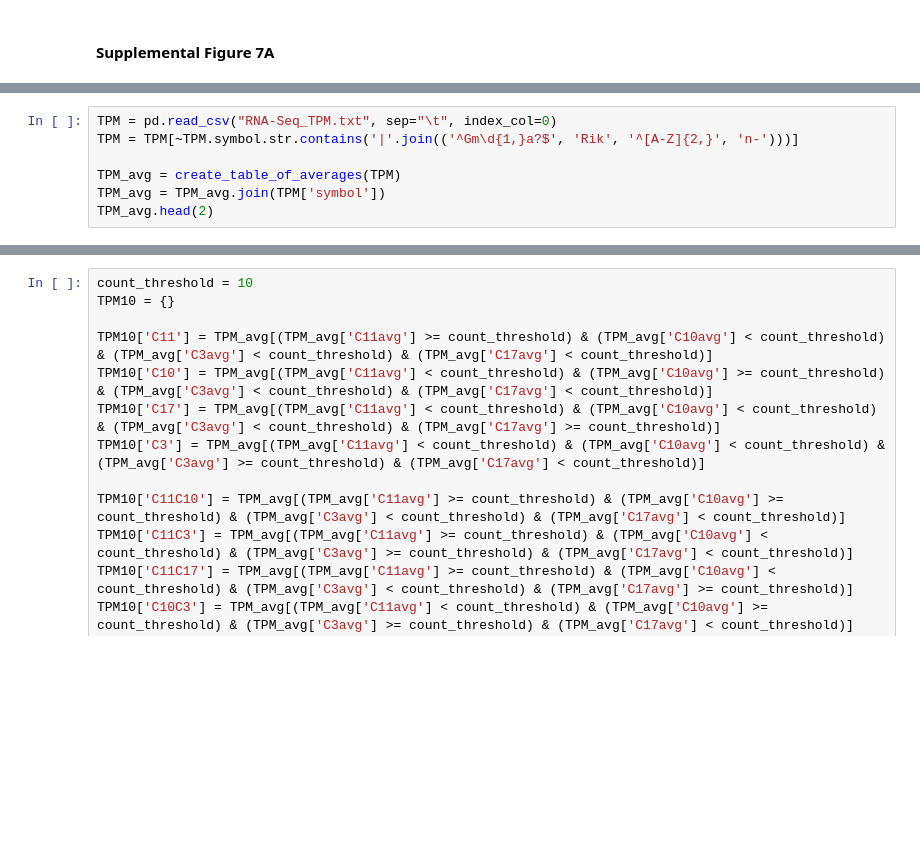
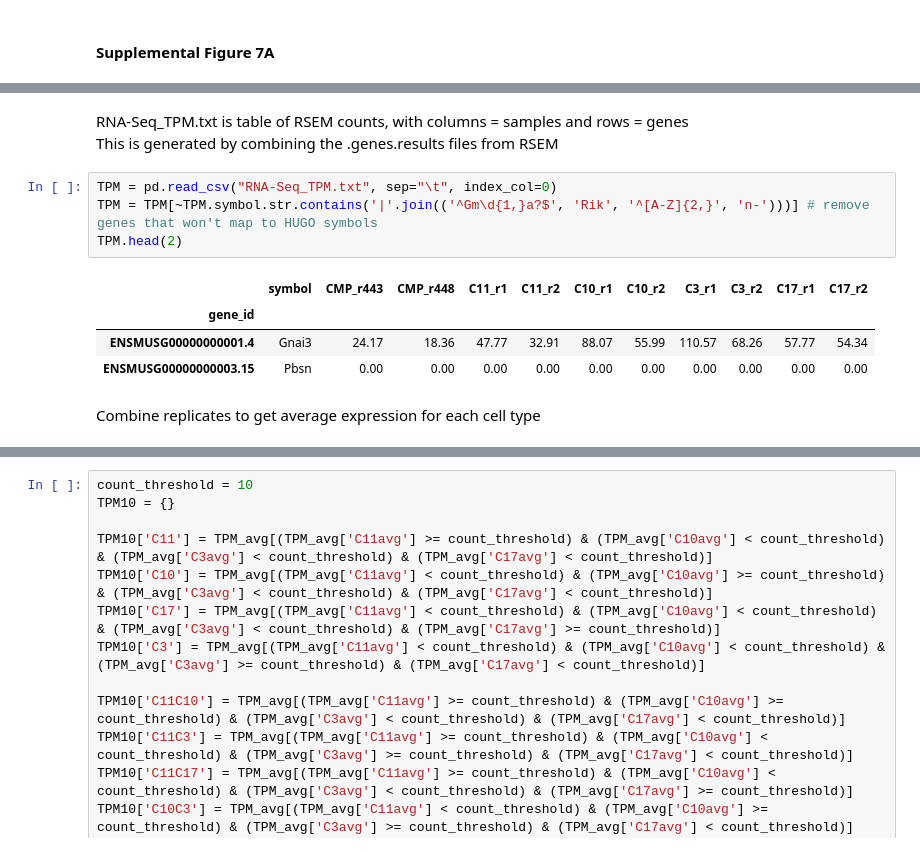
Before and after one commit to efheuston/CMPSubpopulation_dataAnalysis, a Jupyter notebook: BulkRNA-SeqAnalysis.ipynb, the cells around one changed output, grey strips where cells are left out. Saved outputs shown, nothing was run; the diff lists cells and outputs as text; blank space fills up the shorter version.

```diff
--- a/BulkRNA-SeqAnalysis.ipynb
+++ b/BulkRNA-SeqAnalysis.ipynb
@@ -226,7 +232,14 @@ plt.show()
+# %% [markdown]
+RNA-Seq_TPM.txt is table of RSEM counts, with columns = samples and rows = genes
+This is generated by combining the .genes.results files from RSEM
 # %%
 TPM = pd.read_csv("RNA-Seq_TPM.txt", sep="\t", index_col=0)
-TPM = TPM[~TPM.symbol.str.contains('|'.join(('^Gm\d{1,}a?$', 'Rik', '^[A-Z]{2,}', 'n-')))]
-
-TPM_avg = create_table_of_averages(TPM)
-TPM_avg = TPM_avg.join(TPM['symbol'])
-TPM_avg.head(2)
+TPM = TPM[~TPM.symbol.str.contains('|'.join(('^Gm\d{1,}a?$', 'Rik', '^[A-Z]{2,}', 'n-')))] # remove genes that won't map to HUGO symbols
+TPM.head(2)
+# %% [output]
+|  | symbol | CMP_r443 | CMP_r448 | C11_r1 | C11_r2 | C10_r1 | C10_r2 | C3_r1 | C3_r2 | C17_r1 | C17_r2 |
+| gene_id |  |  |  |  |  |  |  |  |  |  |  |
+| ENSMUSG00000000001.4 | Gnai3 | 24.17 | 18.36 | 47.77 | 32.91 | 88.07 | 55.99 | 110.57 | 68.26 | 57.77 | 54.34 |
+| ENSMUSG00000000003.15 | Pbsn | 0.00 | 0.00 | 0.00 | 0.00 | 0.00 | 0.00 | 0.00 | 0.00 | 0.00 | 0.00 |
+# %% [markdown]
+Combine replicates to get average expression for each cell type
```
Also changed, not shown: parts of 25 cells of this notebook.
